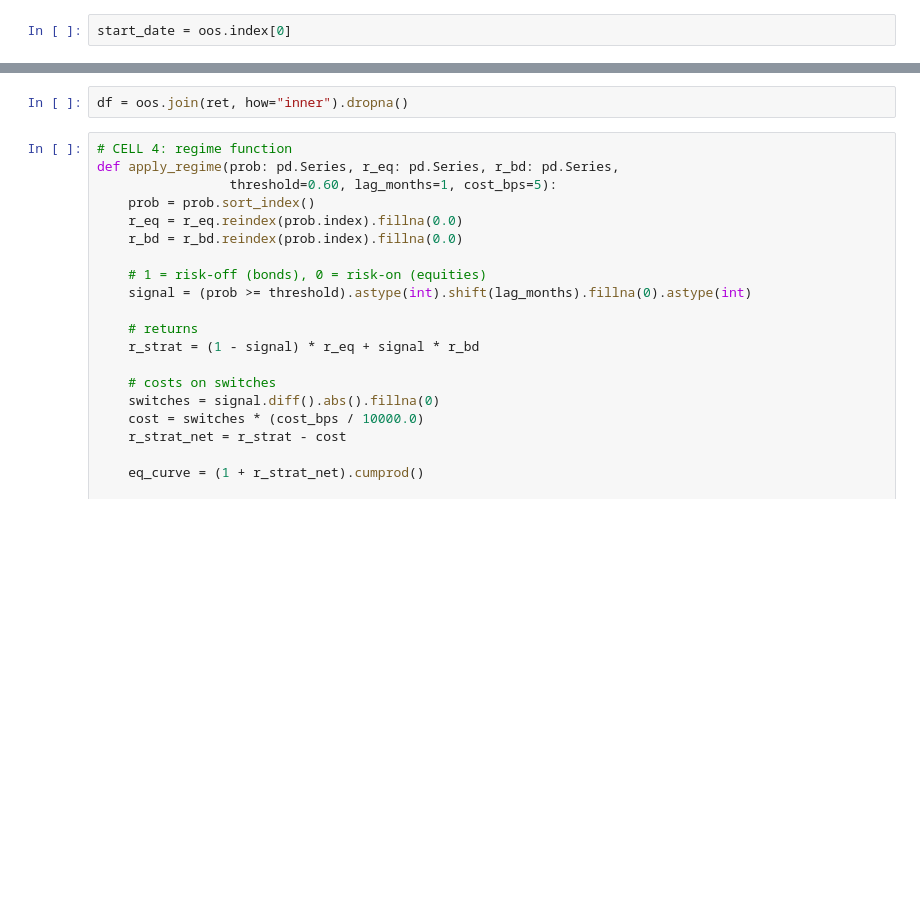
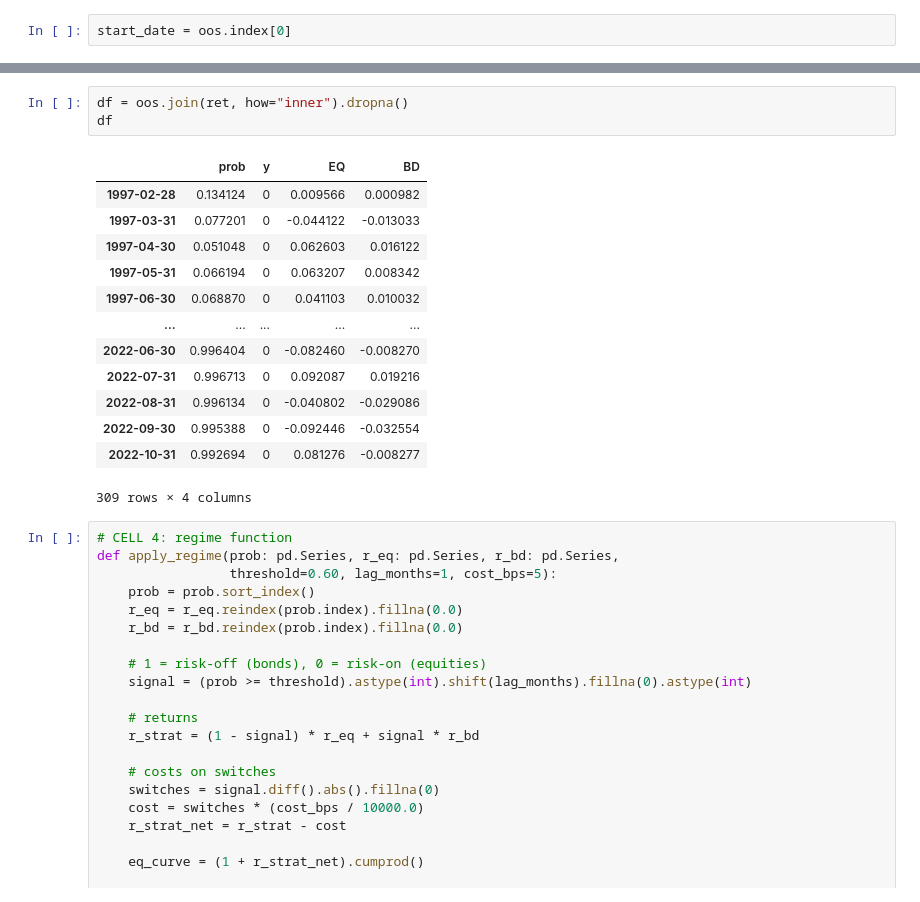
Before and after one commit to Henrywzh/quant-research, a Jupyter notebook: research/interest_rates/notebooks/06_backtest_regimes.ipynb, the cells around one changed output, grey strips where cells are left out. Drawn from its saved outputs; the diff is of its cells as text; blank space fills up the shorter version.

```diff
--- a/research/interest_rates/notebooks/06_backtest_regimes.ipynb
+++ b/research/interest_rates/notebooks/06_backtest_regimes.ipynb
@@ -40,6 +40,21 @@ ret
 345 rows × 2 columns
 # %%
 df = oos.join(ret, how="inner").dropna()
+df
+# %% [output]
+|  | prob | y | EQ | BD |
+| 1997-02-28 | 0.134124 | 0 | 0.009566 | 0.000982 |
+| 1997-03-31 | 0.077201 | 0 | -0.044122 | -0.013033 |
+| 1997-04-30 | 0.051048 | 0 | 0.062603 | 0.016122 |
+| 1997-05-31 | 0.066194 | 0 | 0.063207 | 0.008342 |
+| 1997-06-30 | 0.068870 | 0 | 0.041103 | 0.010032 |
+| ... | ... | ... | ... | ... |
+| 2022-06-30 | 0.996404 | 0 | -0.082460 | -0.008270 |
+| 2022-07-31 | 0.996713 | 0 | 0.092087 | 0.019216 |
+| 2022-08-31 | 0.996134 | 0 | -0.040802 | -0.029086 |
+| 2022-09-30 | 0.995388 | 0 | -0.092446 | -0.032554 |
+| 2022-10-31 | 0.992694 | 0 | 0.081276 | -0.008277 |
+309 rows × 4 columns
 # %%
 # CELL 4: regime function
 def apply_regime(prob: pd.Series, r_eq: pd.Series, r_bd: pd.Series,
```
Also changed, not shown: parts of 6 cells of this notebook, 8 other files.
